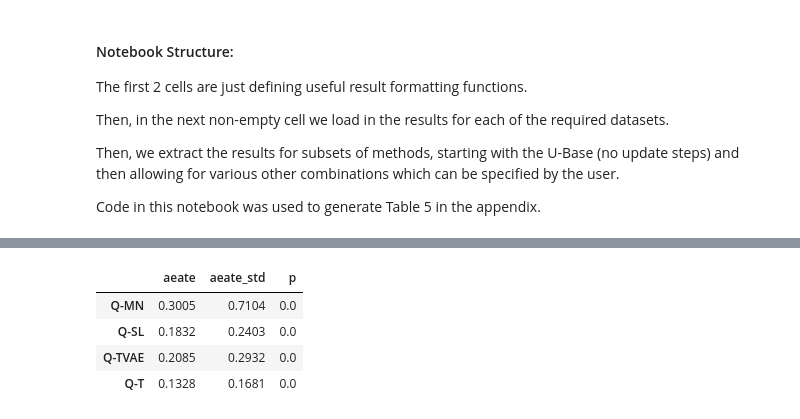
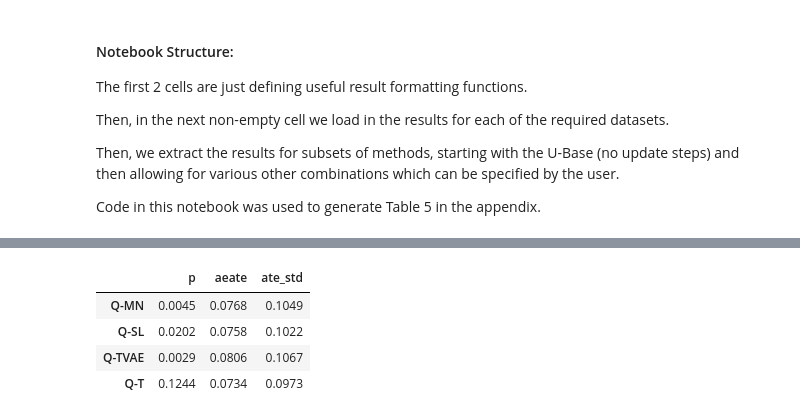
Before and after one commit to matthewvowels1/FreeLunchSemiParametrics, a Jupyter notebook: results_exploration-DML-table5.ipynb, the cells around one changed output, grey strips where cells are left out. Cells and saved outputs as stored; diff of their text form; code cells hidden in the pictures.

```diff
--- a/results_exploration-DML-table5.ipynb
+++ b/results_exploration-DML-table5.ipynb
@@ -448,7 +452,7 @@ all_results = pickle.load(a_file)
 # %%
 # get extra results for DML comparison, starting with  U-base
 all_results_copy= all_results.copy()
-outcome_cols = ['aeate', 'aeate_std', 'p']
+outcome_cols = ['p', 'aeate', 'ate_std']
 ds_list = ['IHDP n=747'] # 'LF (v2) n=10000' or  'Gen n=10000' 'IHDP n=747'
 dataset = []
 dataset_cat = []
@@ -458,13 +462,13 @@ for i in range(len(ds_list)):
 
     for method in all_results_copy[ds].keys():
         result = all_results_copy[ds][method]
-        output_aeate, output_aeate_std, output_p = np.asarray([result['aeate']]), np.asarray([result['aeate_std']]), np.asarray([result['p']])
+        output_p, output_aeate, output_atestd,  = np.asarray([result['p']]), np.asarray([result['aeate']]), np.asarray([result['ate_std']])
 
         var, var_cat, cols, cols_cat = get_vars_method(method)
         cols += ['dataset'] + outcome_cols
         cols_cat += ['dataset'] + outcome_cols
-        var = np.concatenate([var, ds_var, output_aeate, output_aeate_std, output_p])
-        var_cat = np.concatenate([var_cat, ds_var, output_aeate, output_aeate_std, output_p])
+        var = np.concatenate([var, ds_var, output_p, output_aeate, output_atestd])
+        var_cat = np.concatenate([var_cat, ds_var, output_p, output_aeate, output_atestd])
         dataset.append(var)
         dataset_cat.append(var_cat)
 
@@ -483,9 +487,9 @@ all_Q_cols = all_Q_cols + ['DML']
 all_G_cols = [i for i in dataset.columns if 'G-' in i]
 all_U_cols = [i for i in dataset.columns if 'U-' in i]
 
-desired_columns = Q_table + G_table + U_table + ['aeate', 'aeate_std','p']
+desired_columns = Q_table + G_table + U_table + ['p', 'aeate', 'ate_std']
 
-result_columns = ['aeate','aeate_std','p']
+result_columns = ['p', 'aeate','ate_std']
 
 U_base_results = []
 method_names = []
@@ -498,7 +502,7 @@ for q_method in Q_table:
 
 a = pd.DataFrame(U_base_results)
 print(ds_list, 'U-Base')
-a.columns = ['aeate', 'aeate_std','p']
+a.columns = ['p', 'aeate', 'ate_std']
 a.index = Q_table
 a
 # %% [output]
@@ -512,60 +516,66 @@ a
 # %%
+from IPython.display import display, HTML
+
 # get extra results  for DML comparison with other U-methods
 all_results_copy= all_results.copy()
-outcome_cols = ['aeate', 'aeate_std', 'p']
-ds_list = ['IHDP n=747'] # 'LF (v2) n=10000' or  'Gen n=10000'
-dataset = []
-dataset_cat = []
+outcome_cols = ['p', 'aeate', 'ate_std']
+ds_list = ['LF (v1) n=500', 'LF (v1) n=5000', 'LF (v1) n=10000',
+          'LF (v2) n=500', 'LF (v2) n=5000', 'LF (v2) n=10000',
+          'Gen n=500', 'Gen n=5000', 'Gen n=10000', 'IHDP n=747'] # 'LF (v2) n=10000' or  'Gen n=10000'
+ind_g = 'G-MN'
+ind_u = 'U-sub'
+
 for i in range(len(ds_list)):
+    dataset = []
+    dataset_cat = []
     ds = ds_list[i]
     ds_var = np.array([i])
 
     for method in all_results_copy[ds].keys():
         result = all_results_copy[ds][method]
-        output_aeate, output_aeate_std, output_p = np.asarray([result['aeate']]), np.asarray([result['aeate_std']]), np.asarray([result['p']])
+        output_p, output_aeate, output_atestd,  = np.asarray([result['p']]), np.asarray([result['aeate']]), np.asarray([result['ate_std']])
 
         var, var_cat, cols, cols_cat = get_vars_method(method)
         cols += ['dataset'] + outcome_cols
         cols_cat += ['dataset'] + outcome_cols
-        var = np.concatenate([var, ds_var, output_aeate, output_aeate_std, output_p])
-        var_cat = np.concatenate([var_cat, ds_var, output_aeate, output_aeate_std, output_p])
+        var = np.concatenate([var, ds_var, output_p, output_aeate, output_atestd])
+        var_cat = np.concatenate([var_cat, ds_var, output_p, output_aeate, output_atestd])
         dataset.append(var)
         dataset_cat.append(var_cat)
 
 
-dataset = pd.DataFrame(np.asarray(dataset), columns=cols)
-dataset_cat = pd.DataFrame(np.asarray(dataset_cat), columns=cols_cat)
-dataset = dataset.drop(columns=['U-multi-nonlin-fqh-var', 'U-multi-lin-var', 'U-multi-nonlin-fqh-meanvar', 'U-multi-nonlin-fh-var'])
+
+    dataset = pd.DataFrame(np.asarray(dataset), columns=cols)
+    dataset_cat = pd.DataFrame(np.asarray(dataset_cat), columns=cols_cat)
+    dataset = dataset.drop(columns=['U-multi-nonlin-fqh-var', 'U-multi-lin-var', 'U-multi-nonlin-fqh-meanvar', 'U-multi-nonlin-fh-var'])
 
 
-Q_table = ['Q-MN','Q-SL','Q-TVAE','Q-T','DML']
-G_table = [ 'G-SL', 'G-MN']
-U_table = ['U-multi-lin-meanvar', 'U-sub']
+    Q_table = ['Q-MN','Q-SL','Q-TVAE','Q-T','DML']
+    G_table = [ 'G-SL', 'G-MN']
+    U_table = ['U-multi-lin-meanvar', 'U-sub']
 
-ind_g = 'G-MN'
-ind_u = 'U-sub'
 
-all_Q_cols = [i for i in dataset.columns if 'Q-' in i]
-all_Q_cols = all_Q_cols + ['DML']
-all_G_cols = [i for i in dataset.columns if 'G-' in i]
-all_U_cols = [i for i in dataset.columns if 'U-' in i]
+    all_Q_cols = [i for i in dataset.columns if 'Q-' in i]
+    all_Q_cols = all_Q_cols + ['DML']
+    all_G_cols = [i for i in dataset.columns if 'G-' in i]
+    all_U_cols = [i for i in dataset.columns if 'U-' in i]
 
-desired_columns = Q_table + G_table + U_table + ['aeate', 'aeate_std','p']
+    desired_columns = Q_table + G_table + U_table + ['p', 'aeate', 'ate_std']
 
-result_columns = ['aeate','aeate_std','p']
+    result_columns = ['p', 'aeate', 'ate_std']
 
-method_names = []
-reses = []
-for q_method in Q_table[:-1]:
+    method_names = []
+    reses = []
+    for q_method in Q_table[:-1]:
 
-    result = dataset[(dataset[q_method] == 1) &
-                    (dataset[ind_g] == 1 )&
-                    (dataset[ind_u] == 1)]
+        result = dataset[(dataset[q_method] == 1) &
+                        (dataset[ind_g] == 1 )&
+                        (dataset[ind_u] == 1)]
 
-    reses.append(np.round(result[result_columns].values[0],4))
-a = pd.DataFrame(reses)
-print(ds_list, ind_g, ind_u)
-a.columns = ['aeate', 'aeate_std','p']
-a.index = Q_table[:-1]
-a
+        reses.append(np.round(result[result_columns].values[0],4))
+    a = pd.DataFrame(reses)
+#     print(ds, ind_g, ind_u)
+    a.columns = ['p', 'aeate', 'ate_std']
+    a.index = Q_table[:-1]
+    display(HTML(a.to_html()))
 # %% [output]
@@ -573,5 +582,5 @@ a
-|  | aeate | aeate_std | p |
-| Q-MN | 0.3005 | 0.7104 | 0.0 |
-| Q-SL | 0.1832 | 0.2403 | 0.0 |
-| Q-TVAE | 0.2085 | 0.2932 | 0.0 |
-| Q-T | 0.1328 | 0.1681 | 0.0 |
+|  | p | aeate | ate_std |
+| Q-MN | 0.0045 | 0.0768 | 0.1049 |
+| Q-SL | 0.0202 | 0.0758 | 0.1022 |
+| Q-TVAE | 0.0029 | 0.0806 | 0.1067 |
+| Q-T | 0.1244 | 0.0734 | 0.0973 |
```
Also changed, not shown: parts of 5 cells of this notebook, 1 other file.
